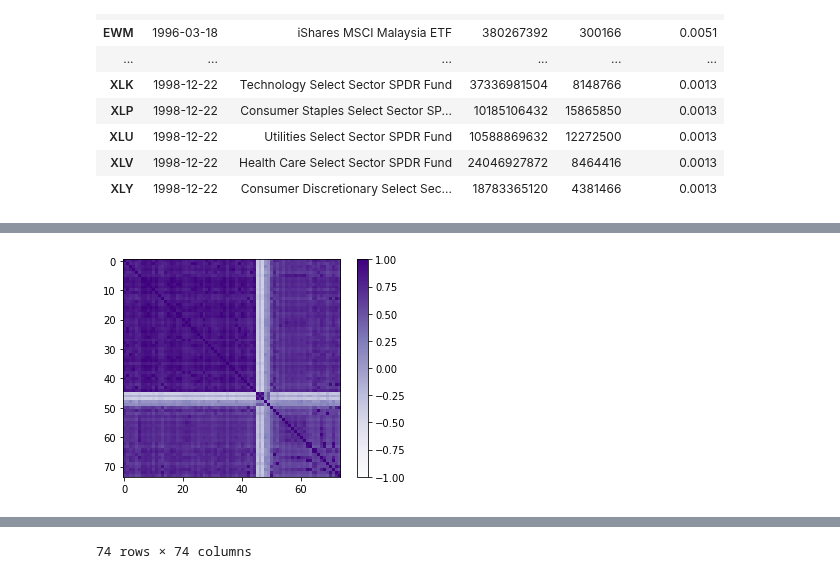
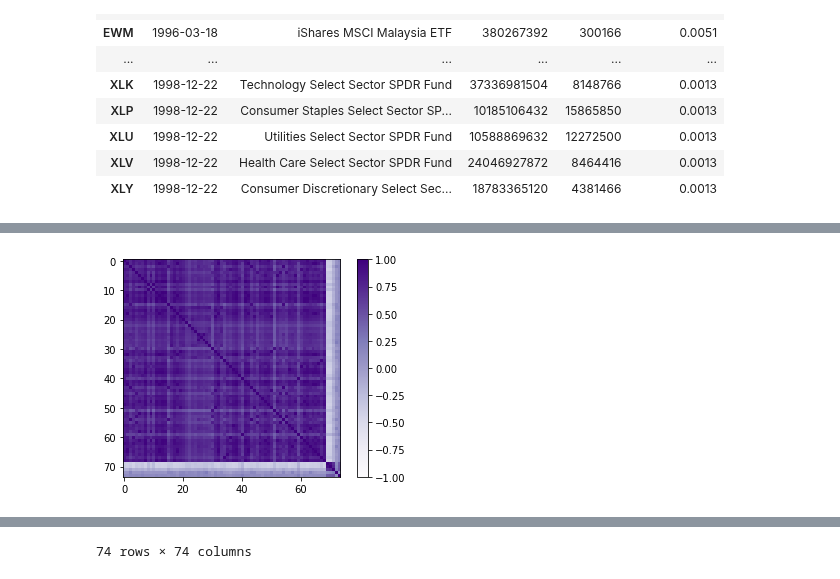
Before and after one commit to sonesuke/mypo, a Jupyter notebook: docs/tutorial/tickers.ipynb, the cells around one changed output, grey strips where cells are left out. Drawn from its saved outputs; the diff is of its cells as text; code cells hidden in the pictures.

```diff
--- a/docs/tutorial/tickers.ipynb
+++ b/docs/tutorial/tickers.ipynb
@@ -75,14 +76,16 @@ XLY       0.000534  1.804712e-04     2.958266
 # %%
 import matplotlib.pyplot as plt
 from mypo import clustering_tickers, evaluate_combinations
-cluster = clustering_tickers(market, n=4)
+
+CLUSTERS = 3
+cluster = clustering_tickers(market, n=CLUSTERS)
 corr = market.get_rate_of_change()[cluster.index].corr()
 
 plt.figure()
 plt.imshow(corr,interpolation='nearest',vmin=-1,vmax=1,cmap='Purples')
 plt.colorbar()
 plt.show()
 
 corr
 # %% [output]
-[figure, old version]
+[figure, new version]
```
Also changed, not shown: parts of 7 cells of this notebook, 5 other files.
